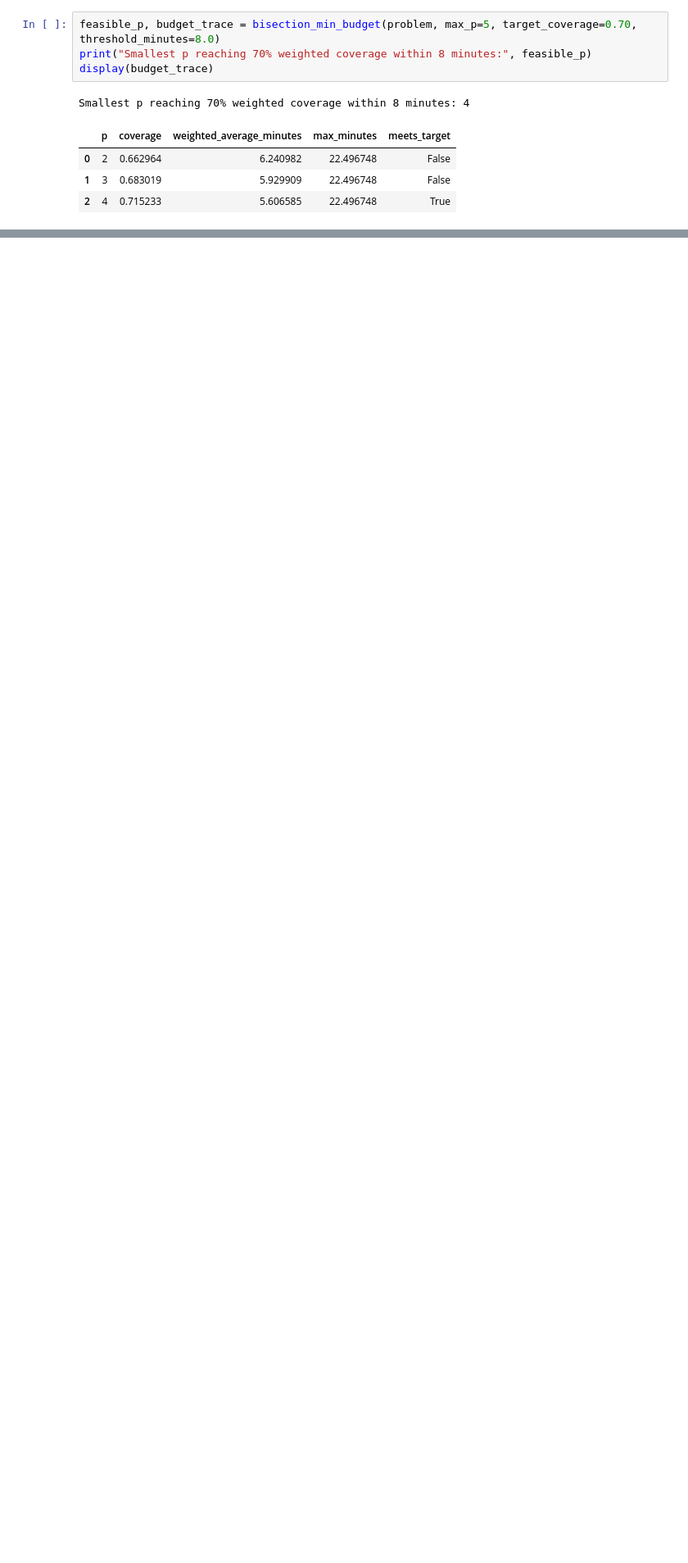
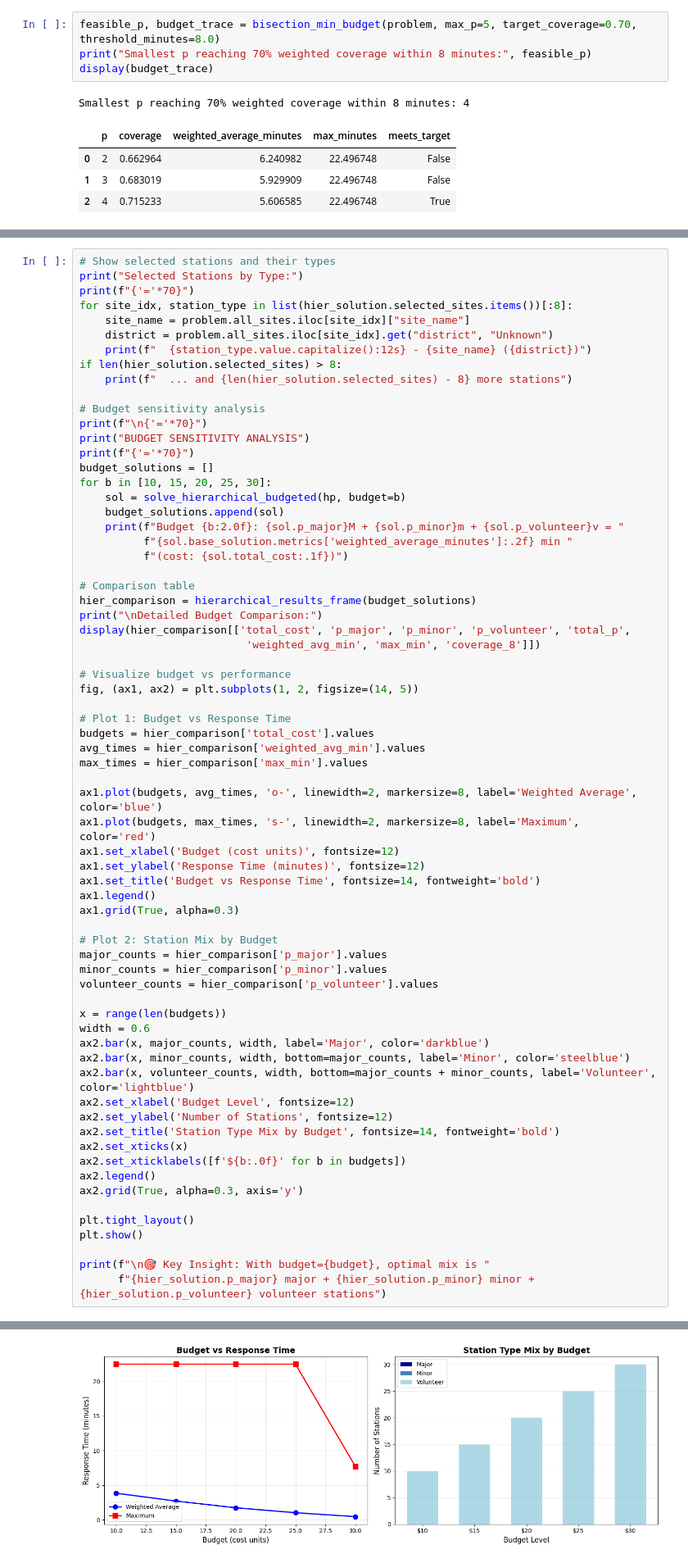
Before and after one commit to hikmedit/optimization-project, a Jupyter notebook: notebooks/istanbul_fire_station_expansion.ipynb, the cells around one changed output, grey strips where cells are left out. Shown at 82% size. Saved outputs shown, nothing was run; the diff lists cells and outputs as text; blank space fills up the shorter version.

```diff
--- a/notebooks/istanbul_fire_station_expansion.ipynb
+++ b/notebooks/istanbul_fire_station_expansion.ipynb
@@ -262,0 +455,69 @@ Smallest p reaching 70% weighted coverage within 8 minutes: 4
+# %%
+# Show selected stations and their types
+print("Selected Stations by Type:")
+print(f"{'='*70}")
+for site_idx, station_type in list(hier_solution.selected_sites.items())[:8]:
+    site_name = problem.all_sites.iloc[site_idx]["site_name"]
+    district = problem.all_sites.iloc[site_idx].get("district", "Unknown")
+    print(f"  {station_type.value.capitalize():12s} - {site_name} ({district})")
+if len(hier_solution.selected_sites) > 8:
+    print(f"  ... and {len(hier_solution.selected_sites) - 8} more stations")
+
+# Budget sensitivity analysis
+print(f"\n{'='*70}")
+print("BUDGET SENSITIVITY ANALYSIS")
+print(f"{'='*70}")
+budget_solutions = []
+for b in [10, 15, 20, 25, 30]:
+    sol = solve_hierarchical_budgeted(hp, budget=b)
+    budget_solutions.append(sol)
+    print(f"Budget {b:2.0f}: {sol.p_major}M + {sol.p_minor}m + {sol.p_volunteer}v = "
+          f"{sol.base_solution.metrics['weighted_average_minutes']:.2f} min "
+          f"(cost: {sol.total_cost:.1f})")
+
+# Comparison table
+hier_comparison = hierarchical_results_frame(budget_solutions)
+print("\nDetailed Budget Comparison:")
+display(hier_comparison[['total_cost', 'p_major', 'p_minor', 'p_volunteer', 'total_p',
+                          'weighted_avg_min', 'max_min', 'coverage_8']])
+
+# Visualize budget vs performance
+fig, (ax1, ax2) = plt.subplots(1, 2, figsize=(14, 5))
+
+# Plot 1: Budget vs Response Time
+budgets = hier_comparison['total_cost'].values
+avg_times = hier_comparison['weighted_avg_min'].values
+max_times = hier_comparison['max_min'].values
+
+ax1.plot(budgets, avg_times, 'o-', linewidth=2, markersize=8, label='Weighted Average', color='blue')
+ax1.plot(budgets, max_times, 's-', linewidth=2, markersize=8, label='Maximum', color='red')
+ax1.set_xlabel('Budget (cost units)', fontsize=12)
+ax1.set_ylabel('Response Time (minutes)', fontsize=12)
+ax1.set_title('Budget vs Response Time', fontsize=14, fontweight='bold')
+ax1.legend()
+ax1.grid(True, alpha=0.3)
+
+# Plot 2: Station Mix by Budget
+major_counts = hier_comparison['p_major'].values
+minor_counts = hier_comparison['p_minor'].values
+volunteer_counts = hier_comparison['p_volunteer'].values
+
+x = range(len(budgets))
+width = 0.6
+ax2.bar(x, major_counts, width, label='Major', color='darkblue')
+ax2.bar(x, minor_counts, width, bottom=major_counts, label='Minor', color='steelblue')
+ax2.bar(x, volunteer_counts, width, bottom=major_counts + minor_counts, label='Volunteer', color='lightblue')
+ax2.set_xlabel('Budget Level', fontsize=12)
+ax2.set_ylabel('Number of Stations', fontsize=12)
+ax2.set_title('Station Type Mix by Budget', fontsize=14, fontweight='bold')
+ax2.set_xticks(x)
+ax2.set_xticklabels([f'${b:.0f}' for b in budgets])
+ax2.legend()
+ax2.grid(True, alpha=0.3, axis='y')
+
+plt.tight_layout()
+plt.show()
+
+print(f"\n🎯 Key Insight: With budget={budget}, optimal mix is "
+      f"{hier_solution.p_major} major + {hier_solution.p_minor} minor + {hier_solution.p_volunteer} volunteer stations")
+# %% [output]
@@ -262,0 +547 @@ Smallest p reaching 70% weighted coverage within 8 minutes: 4
+[figure, added]
```
Also changed, not shown: parts of 19 cells of this notebook, 12 other files.
